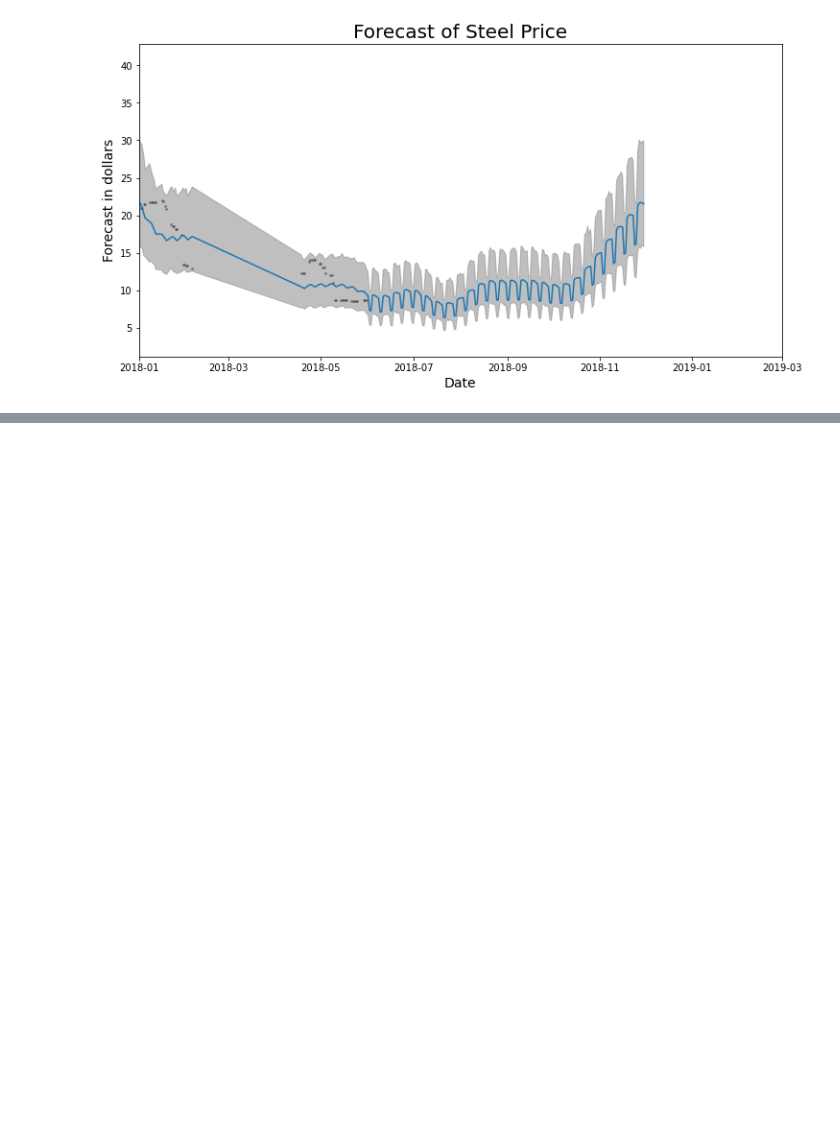
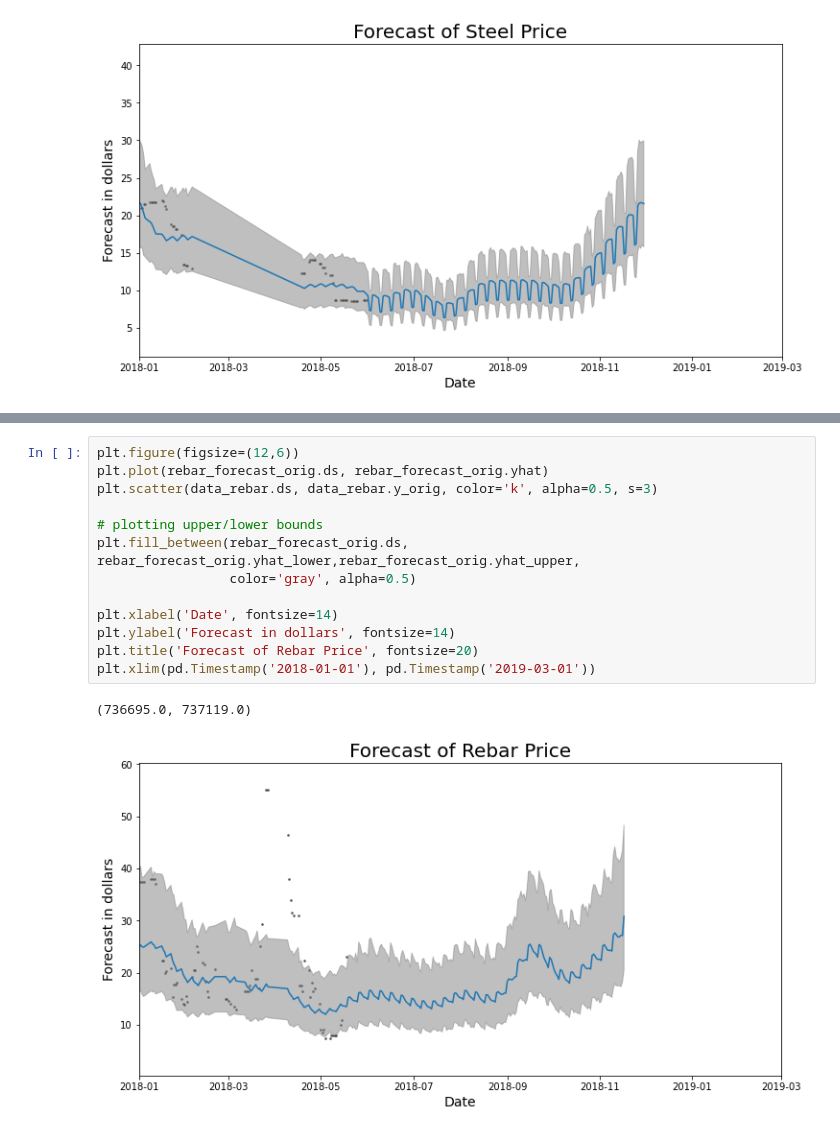
Before and after one commit to BlitzenPrancer/Core-Construction-Material-Cost-Forecasting-Project, a Jupyter notebook: Core_Construction_Material_Cost_Forecasting_Project.ipynb, the cells around one changed output, grey strips where cells are left out. Cells and saved outputs as stored; diff of their text form; blank space fills up the shorter version.

```diff
--- a/Core_Construction_Material_Cost_Forecasting_Project.ipynb
+++ b/Core_Construction_Material_Cost_Forecasting_Project.ipynb
@@ -205,0 +295,16 @@ plt.xlim(pd.Timestamp('2018-01-01'), pd.Timestamp('2019-03-01'))
+# %%
+plt.figure(figsize=(12,6))
+plt.plot(rebar_forecast_orig.ds, rebar_forecast_orig.yhat)
+plt.scatter(data_rebar.ds, data_rebar.y_orig, color='k', alpha=0.5, s=3)
+
+# plotting upper/lower bounds
+plt.fill_between(rebar_forecast_orig.ds, rebar_forecast_orig.yhat_lower,rebar_forecast_orig.yhat_upper,
+                 color='gray', alpha=0.5)
+
+plt.xlabel('Date', fontsize=14)
+plt.ylabel('Forecast in dollars', fontsize=14)
+plt.title('Forecast of Rebar Price', fontsize=20)
+plt.xlim(pd.Timestamp('2018-01-01'), pd.Timestamp('2019-03-01'))
+# %% [output]
+(736695.0, 737119.0)
+[figure, added]
```
Also changed, not shown: parts of 12 cells of this notebook.
